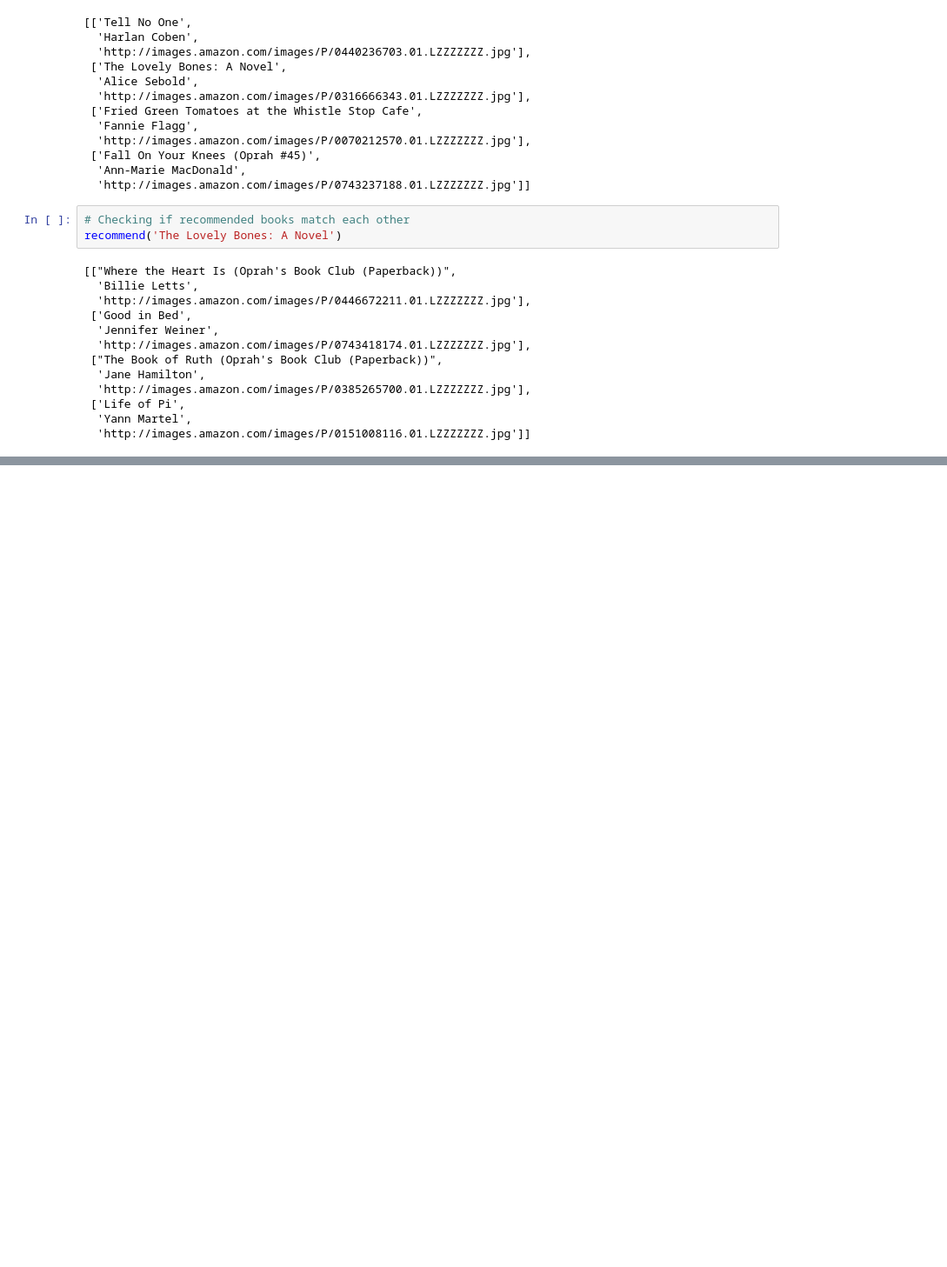
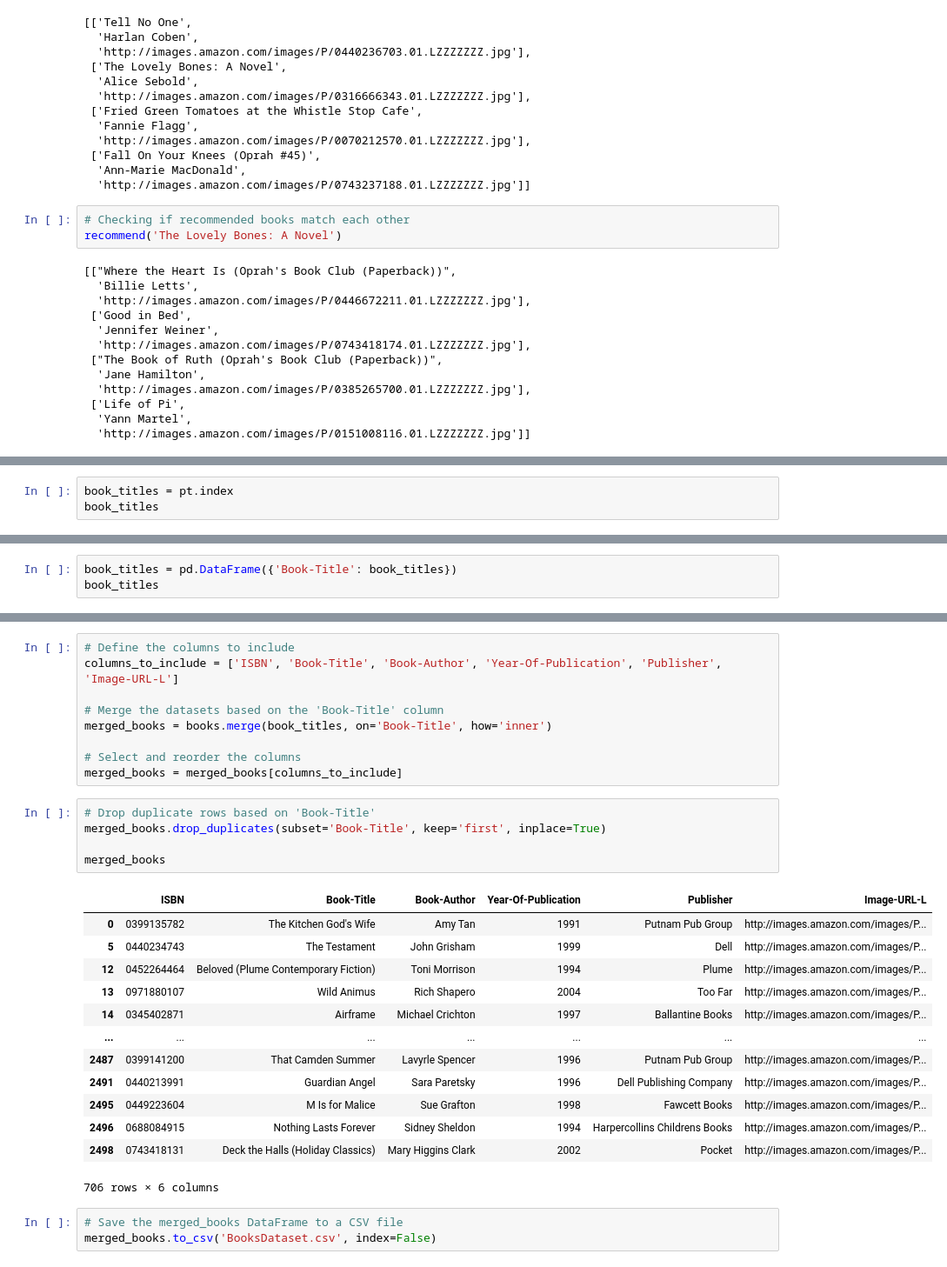
Before and after one commit to LuluW8071/Collaborative-Filtering, a Jupyter notebook: model/model.ipynb, the cells around one changed output, grey strips where cells are left out. Shown: that part at 87% size. Cells and saved outputs as stored; diff of their text form; blank space fills up the shorter version.

Commit message:
BooksDatasets Preprocessing for Searching

```diff
--- a/model/model.ipynb
+++ b/model/model.ipynb
@@ -385,0 +376,3 @@ books.drop_duplicates('Book-Title')
+# %%
+book_titles = pt.index
+book_titles
@@ -385,0 +391,3 @@ books.drop_duplicates('Book-Title')
+# %%
+book_titles = pd.DataFrame({'Book-Title': book_titles})
+book_titles
@@ -385,0 +408,31 @@ books.drop_duplicates('Book-Title')
+# %%
+# Define the columns to include
+columns_to_include = ['ISBN', 'Book-Title', 'Book-Author', 'Year-Of-Publication', 'Publisher', 'Image-URL-L']
+
+# Merge the datasets based on the 'Book-Title' column
+merged_books = books.merge(book_titles, on='Book-Title', how='inner')
+
+# Select and reorder the columns
+merged_books = merged_books[columns_to_include]
+# %%
+# Drop duplicate rows based on 'Book-Title'
+merged_books.drop_duplicates(subset='Book-Title', keep='first', inplace=True)
+
+merged_books
+# %% [output]
+|  | ISBN | Book-Title | Book-Author | Year-Of-Publication | Publisher | Image-URL-L |
+| 0 | 0399135782 | The Kitchen God's Wife | Amy Tan | 1991 | Putnam Pub Group | http://images.amazon.com/images/P... |
+| 5 | 0440234743 | The Testament | John Grisham | 1999 | Dell | http://images.amazon.com/images/P... |
+| 12 | 0452264464 | Beloved (Plume Contemporary Fiction) | Toni Morrison | 1994 | Plume | http://images.amazon.com/images/P... |
+| 13 | 0971880107 | Wild Animus | Rich Shapero | 2004 | Too Far | http://images.amazon.com/images/P... |
+| 14 | 0345402871 | Airframe | Michael Crichton | 1997 | Ballantine Books | http://images.amazon.com/images/P... |
+| ... | ... | ... | ... | ... | ... | ... |
+| 2487 | 0399141200 | That Camden Summer | Lavyrle Spencer | 1996 | Putnam Pub Group | http://images.amazon.com/images/P... |
+| 2491 | 0440213991 | Guardian Angel | Sara Paretsky | 1996 | Dell Publishing Company | http://images.amazon.com/images/P... |
+| 2495 | 0449223604 | M Is for Malice | Sue Grafton | 1998 | Fawcett Books | http://images.amazon.com/images/P... |
+| 2496 | 0688084915 | Nothing Lasts Forever | Sidney Sheldon | 1994 | Harpercollins Childrens Books | http://images.amazon.com/images/P... |
+| 2498 | 0743418131 | Deck the Halls (Holiday Classics) | Mary Higgins Clark | 2002 | Pocket | http://images.amazon.com/images/P... |
+706 rows × 6 columns
+# %%
+# Save the merged_books DataFrame to a CSV file
+merged_books.to_csv('BooksDataset.csv', index=False)
```
Also changed, not shown: parts of 6 cells of this notebook, 1 other file.
